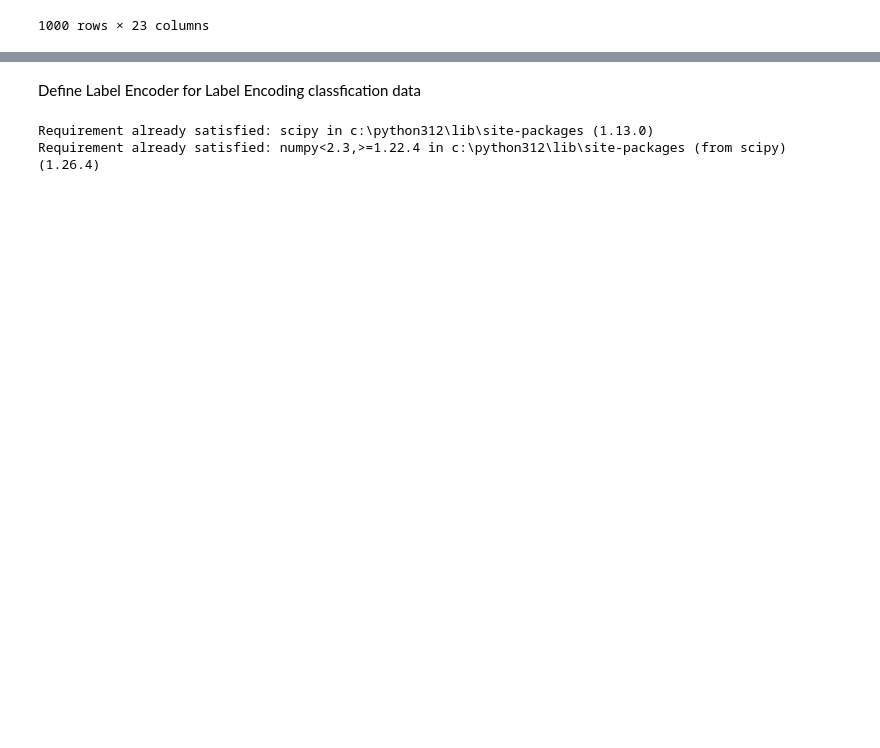
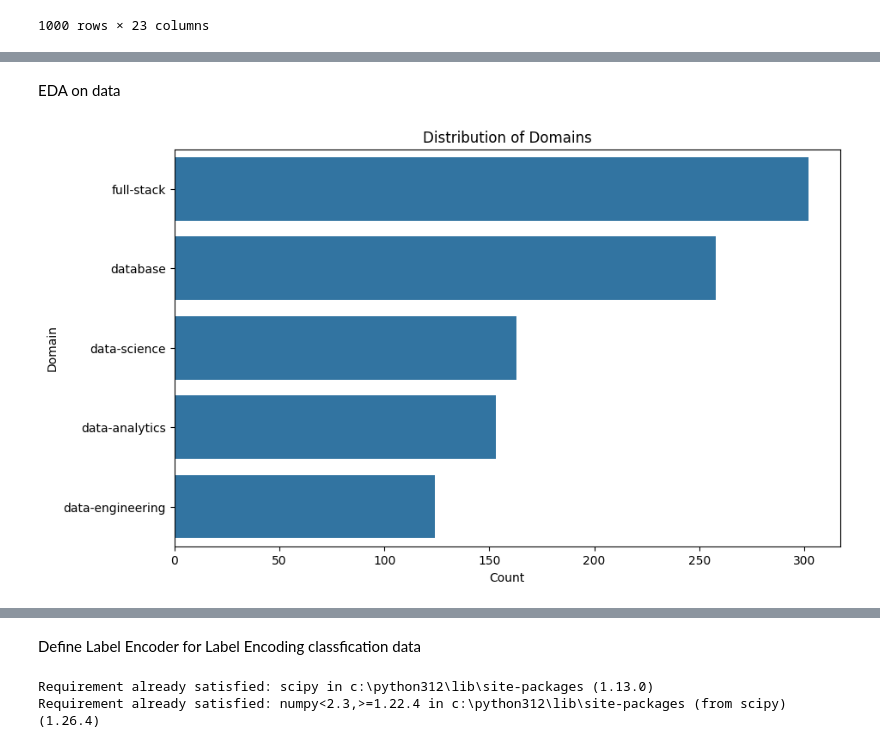
Before and after one commit to sudatra/JMAN-final-project-DSML, a Jupyter notebook: notebook-sg.ipynb, the cells around one changed output, grey strips where cells are left out. Saved outputs shown, nothing was run; the diff lists cells and outputs as text; code cells hidden in the pictures; blank space fills up the shorter version.

```diff
--- a/notebook-sg.ipynb
+++ b/notebook-sg.ipynb
@@ -451 +459,14 @@ df_clean
 1000 rows × 21 columns
+# %% [markdown]
+EDA on data
+# %%
+# Plotting the distribution of the 'DOMAIN'
+
+plt.figure(figsize=(10, 6))
+sns.countplot(y='DOMAIN', data=df_clean, order = df_clean['DOMAIN'].value_counts().index)
+plt.title('Distribution of Domains')
+plt.xlabel('Count')
+plt.ylabel('Domain')
+plt.show()
+# %% [output]
+[figure, added]
```
Also changed, not shown: parts of 30 cells of this notebook.
